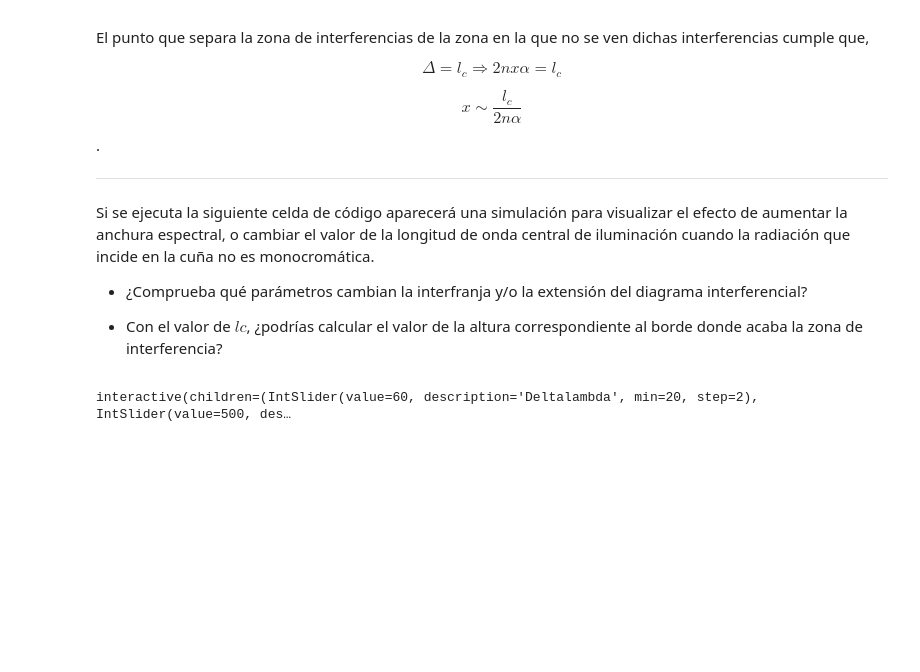
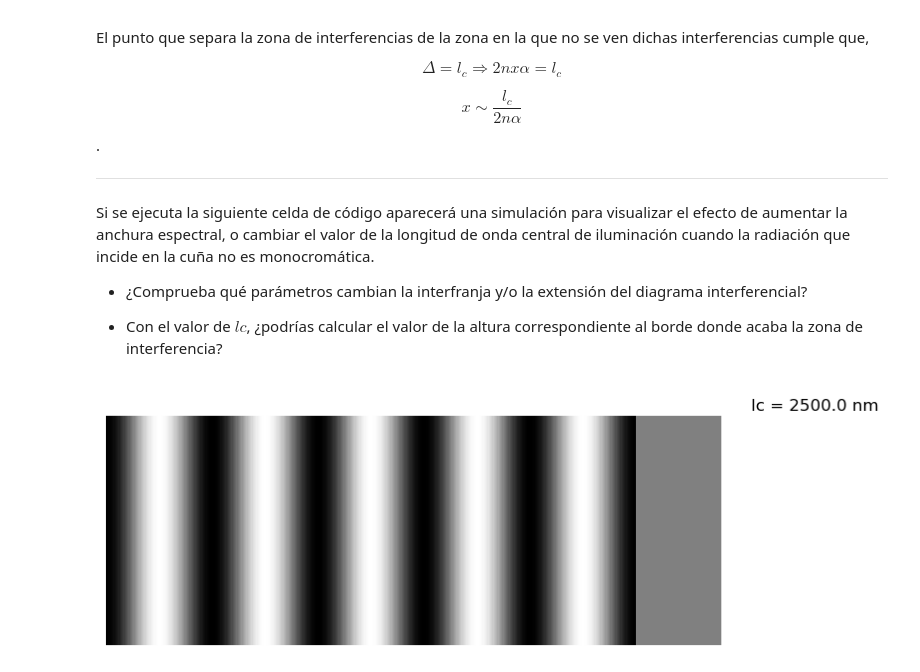
Before and after one commit to ecabreragranado/LibroOFII, a Jupyter notebook: _build/jupyter_execute/FranjasIgualEspesor/FranjasIgualEspesor-1.ipynb, the cells around one changed output. Saved outputs shown, nothing was run; the diff lists cells and outputs as text; code cells hidden in the pictures; blank space fills up the shorter version.

```diff
--- a/_build/jupyter_execute/FranjasIgualEspesor/FranjasIgualEspesor-1.ipynb
+++ b/_build/jupyter_execute/FranjasIgualEspesor/FranjasIgualEspesor-1.ipynb
@@ -200,53 +196,50 @@ Si se ejecuta la siguiente celda de código aparecerá una simulación para visu
 
 * Con el valor de $lc$, ¿podrías calcular el valor de la altura correspondiente al borde donde acaba la zona de interferencia?
 # %%
-
 import numpy as np
-import ipywidgets as widgets
 import matplotlib.pyplot as plt
 
 
-
+# PARÁMETROS QUE SE PUEDEN MODIFICAR
 n = 1.45
-alpha = 2*np.pi/180
+alpha = 1 # en mrad
+Lambda = 500 # en nm
+Deltalambda = Lambda/5 # anchura espectral
+###############
 D = 0.1e-2
 r = (n-1)/(1+n)
 t = 2/(1+n)
 tp = 2*n/(1+n)
 I0 = 1
 I1 = I0*r**2
 I2 = I0*(t*r*tp)**2
 
 
-def fun(Deltalambda,Lambda,alpha):
-    fig = plt.figure(figsize=(10,4))
+def fun(Deltalambda,Lambda,n,alpha):
+    alpha = alpha*1e-3 # en mrad
+    fig = plt.figure(figsize=(8,3))
     x = np.linspace(0,D,500)
     y = np.linspace(0,D/2,20)
     X,Y = np.meshgrid(x,y)
     h = X*np.tan(alpha)
     Lambda = Lambda*1e-9
     Deltalambda = Deltalambda*1e-9
     lc = Lambda**2/Deltalambda
     deltag = 4*np.pi*n*h/Lambda
     deltatot = deltag + np.pi
     Difcamino = 2*n*h
     Itot = I1 + I2 + (2*np.sqrt(I1*I2)*np.cos(deltatot))*(Difcamino<lc)
     Itot=Itot
     plt.pcolormesh(X,Y,Itot,cmap='gray',shading='auto')
-    plt.text(D*1.05,D/2*1.05,'lc = '+str(np.round(lc*1e9,2))+' nm',fontsize=15)
+    plt.text(D*1.05,D/2*1.05,'lc = '+str(np.round(lc*1e9,2))+' nm',fontsize=12)
     plt.axis('off')
     plt.show()
 
 
 
-interactive_plot2 = widgets.interactive(fun, Deltalambda=(20,100,2),Lambda=(400,600,20),  alpha=(5e-4, 5e-3, 5e-4))
-interactive_plot2.children[2].readout_format='.4f'
-output = interactive_plot2.children[-1]
-output.layout.height = '600px'
-
-display(interactive_plot2)
+fun(Deltalambda,Lambda,n,alpha)
 # %% [output]
-interactive(children=(IntSlider(value=60, description='Deltalambda', min=20, step=2), IntSlider(value=500, des…
+[figure, added]
 # %% [markdown]
 ## Vídeo lección virtual
 El siguiente vídeo muestra una explicación del tema de interferencias en láminas delgadas de espesor variable con forma de cuña
```
Also changed, not shown: parts of 2 cells of this notebook, 6 other files.
